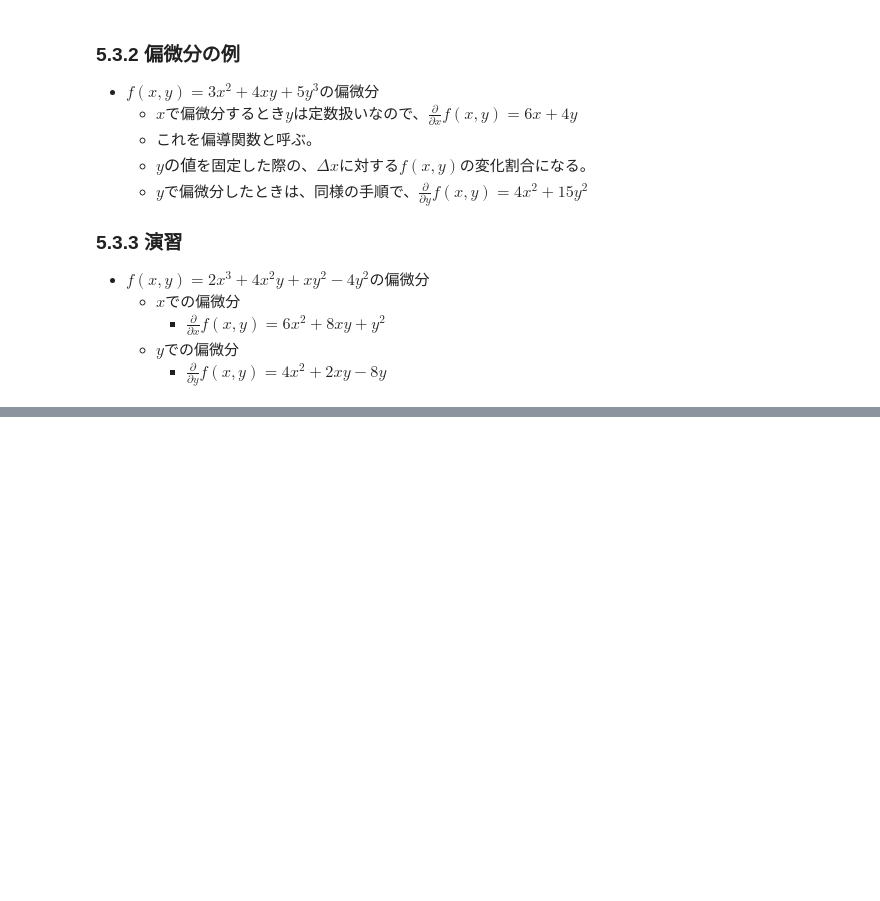
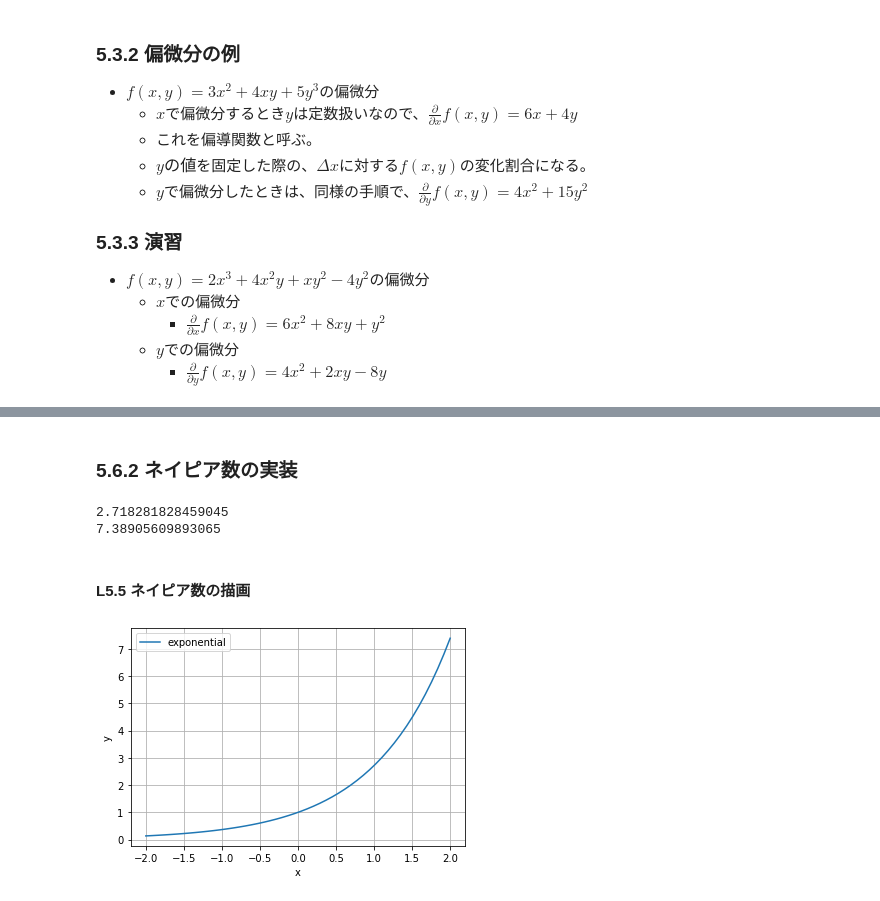
Before and after one commit to tsyu12345/python-ml-text, a Jupyter notebook: Unit5.ipynb, the cells around one changed output, grey strips where cells are left out. Cells and saved outputs as stored; diff of their text form; code cells hidden in the pictures; blank space fills up the shorter version.

```diff
--- a/Unit5.ipynb
+++ b/Unit5.ipynb
@@ -143,0 +211,20 @@ $$\frac{\partial}{\partial x}f(x, y) = \lim_{\Delta x \rightarrow 0}\frac{f(x +
+# %% [markdown]
+### 5.6.2 ネイピア数の実装
+# %%
+e: float = np.e
+print(e)
+exp: float = np.exp(2)
+print(exp)
+# %% [output]
+2.718281828459045
+7.38905609893065
+# %% [markdown]
+#### L5.5 ネイピア数の描画
+# %%
+x = np.linspace(-2, 2)
+y = np.exp(x)
+
+ready_to_plot(x, y, label="exponential")
+plt.show()
+# %% [output]
+[figure, added]
```
Also changed, not shown: parts of 14 cells of this notebook.
